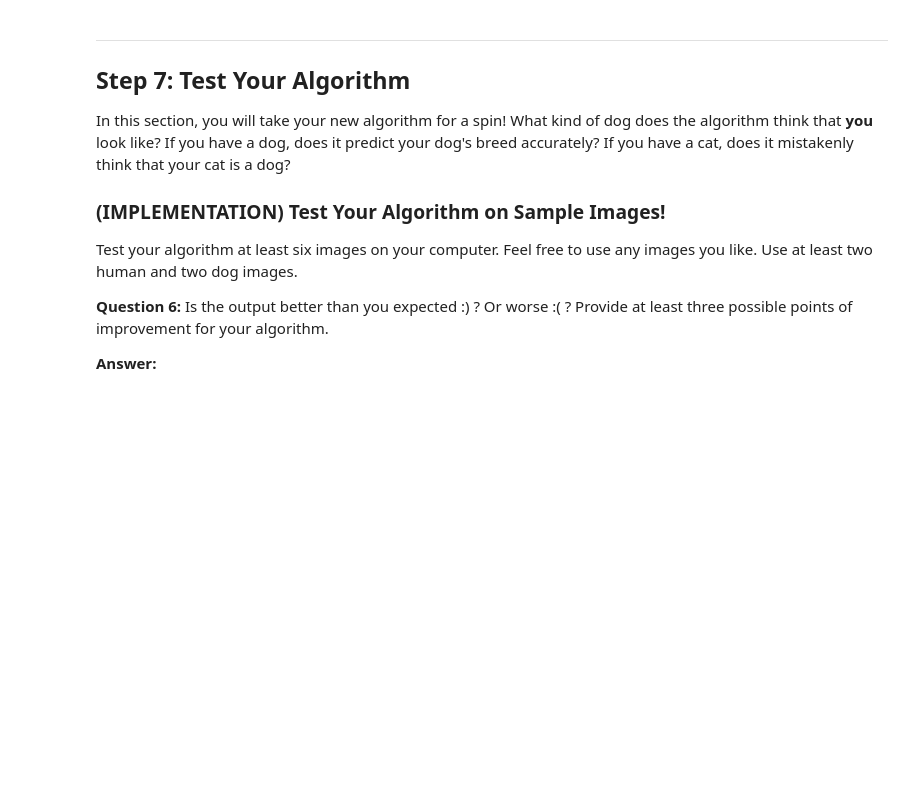
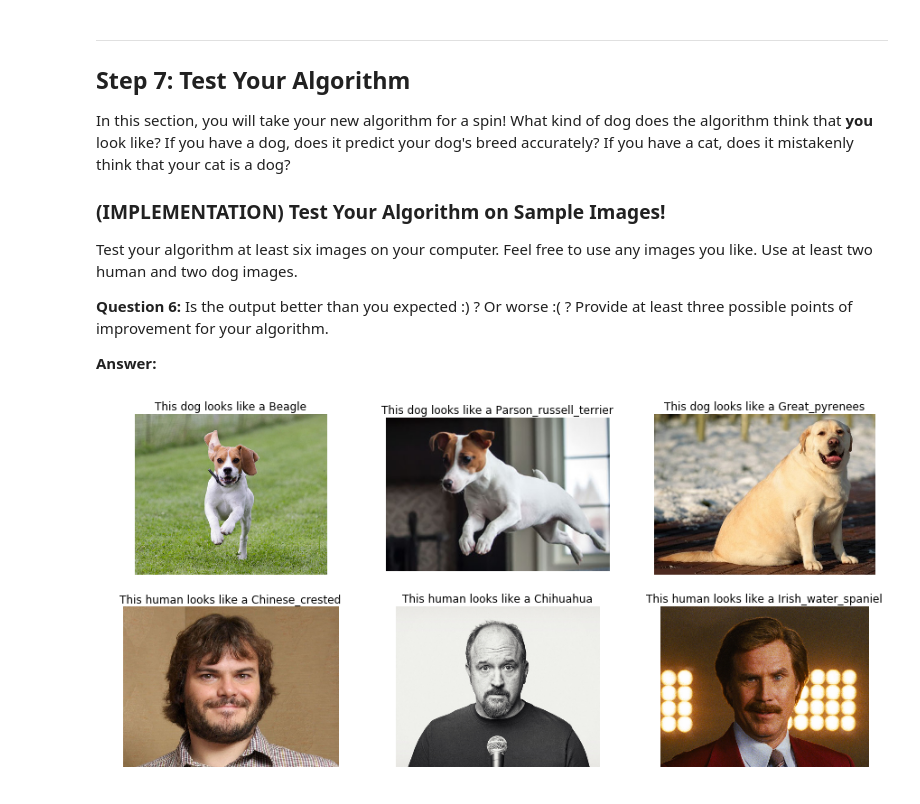
Before and after one commit to navoshta/dog-project, a Jupyter notebook: dog_app.ipynb, the cells around one changed output. Drawn from its saved outputs; the diff is of its cells as text; code cells hidden in the pictures; blank space fills up the shorter version.

Commit message:
Include testing of bottleneck model
Include testing of bottleneck model based on ResNet-50 features.

```diff
--- a/dog_app.ipynb
+++ b/dog_app.ipynb
@@ -718,3 +715,13 @@ where `{network}`, in the above filename, should be one of `VGG19`, `Resnet50`,
+# %%
+from extract_bottleneck_features import *
+
+def Resnet50_predict_breed(img_path):
+    # extract bottleneck features
+    bottleneck_feature = extract_Resnet50(path_to_tensor(img_path))
+    # obtain predicted vector
+    predicted_vector = Resnet50_model.predict(bottleneck_feature)
+    # return dog breed that is predicted by the model
+    return dog_names[np.argmax(predicted_vector)]
 # %% [markdown]
 ---
 <a id='step6'></a>
@@ -739,3 +743,10 @@ Some sample output for our algorithm is provided below, but feel free to design
+# %%
+def detect_breed(img_path):
+    if dog_detector(img_path):
+        return "This dog looks like a " + Resnet50_predict_breed(img_path)
+    if face_detector(img_path):
+        return "This human looks like a " + Resnet50_predict_breed(img_path)
+    return "No humans or dogs in the image :("
 # %% [markdown]
 ---
 <a id='step7'></a>
@@ -756,0 +764,16 @@ __Answer:__
+# %%
+import matplotlib.pyplot as plt
+import matplotlib.image as mpimg
+
+imagenames = ["biggles", "jack_russel", "labrador", "jack_black", "louis_ck", "will_ferrell"]
+
+f, ax = plt.subplots(2, 3, figsize=(15, 7))
+for i, imagename in enumerate(imagenames):
+    filepath = "test_images/" + imagename + ".jpg"
+    axis = ax[i // 3, i % 3]
+    axis.imshow(mpimg.imread(filepath))
+    axis.set_title(detect_breed(filepath))
+    axis.axis('off')
+plt.show()
+# %% [output]
+[figure, added]
```
Also changed, not shown: parts of 3 cells of this notebook.
